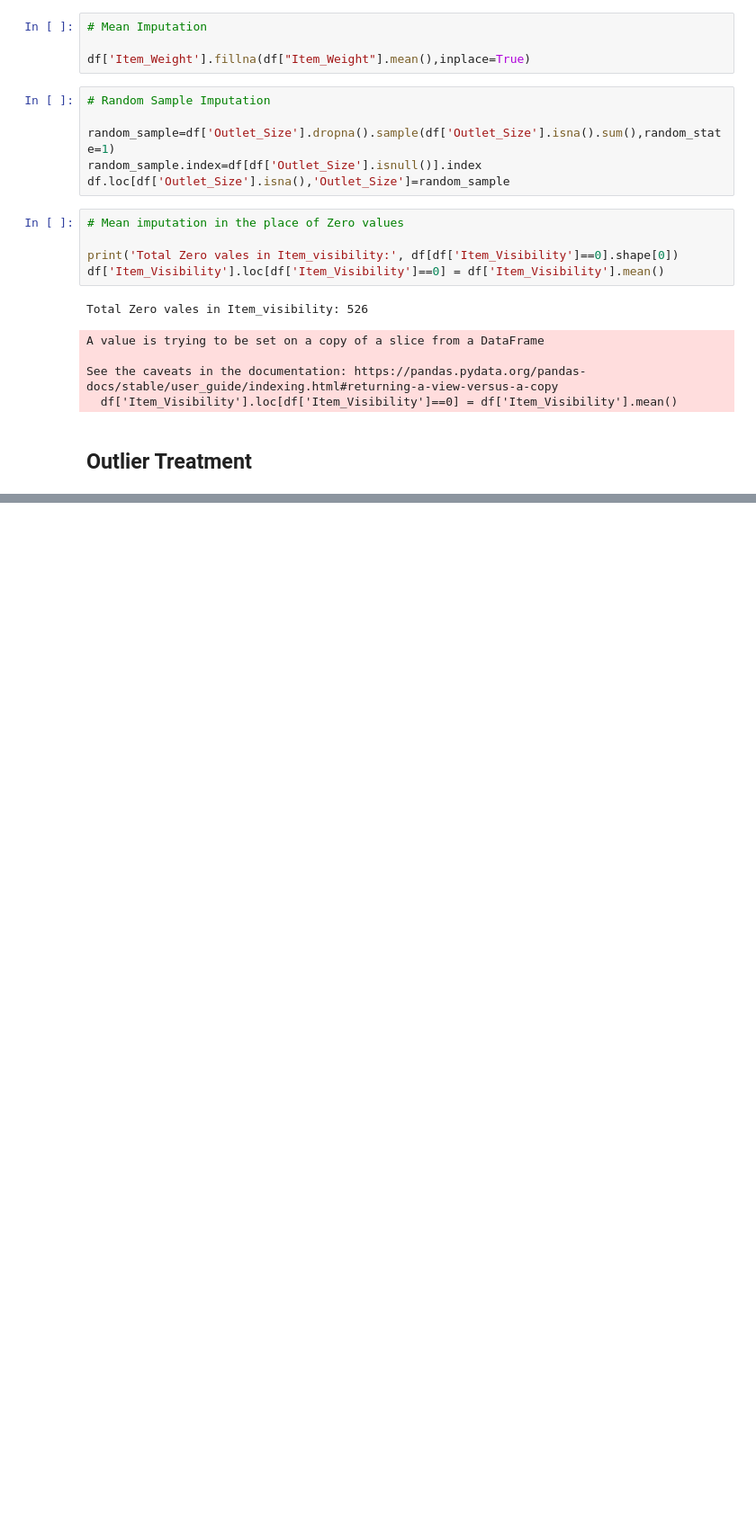
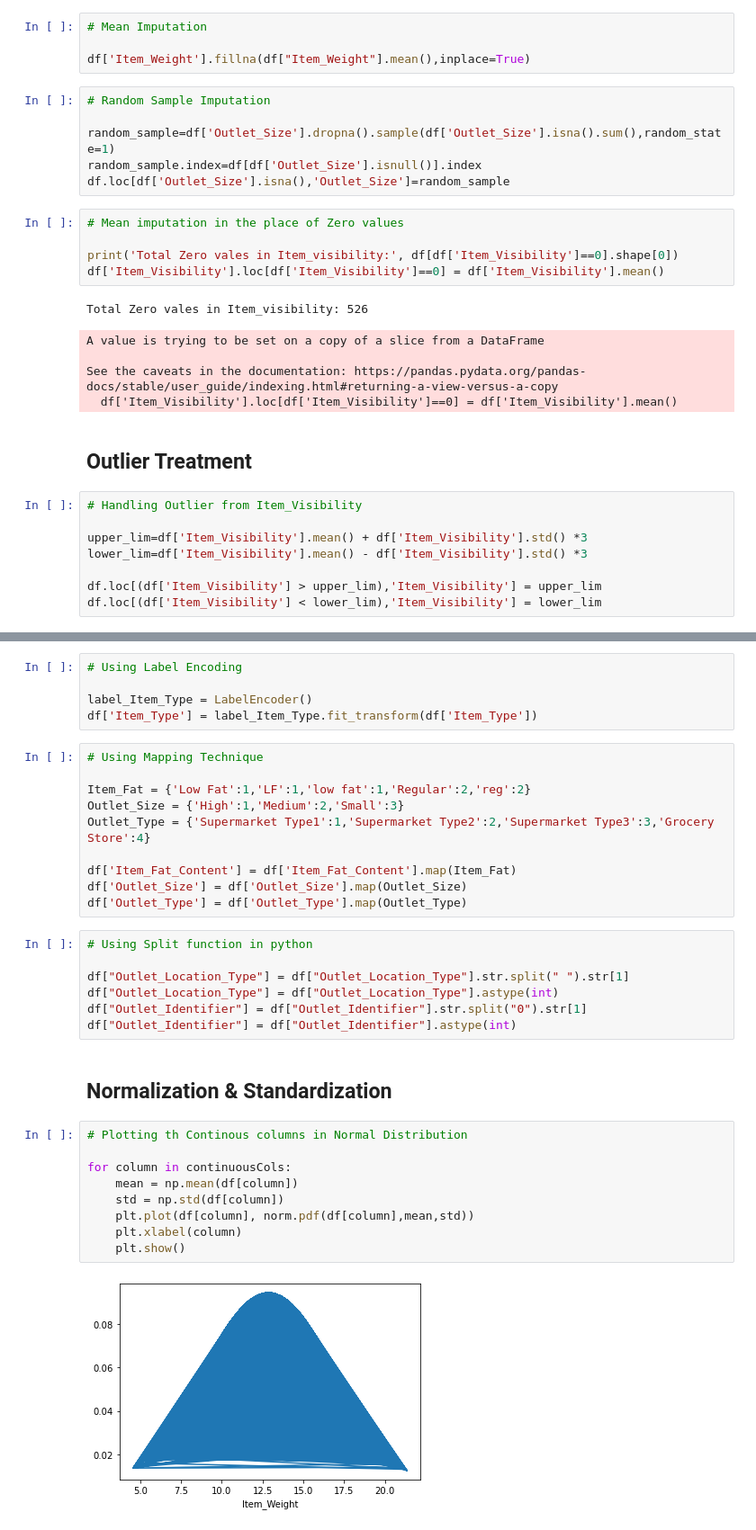
Before and after one commit to Amalvs007/Machine_Learning_Modules, a Jupyter notebook: Assignments/Big_mart_Sales_Prediction/Big_Mart_Sales.ipynb, the cells around one changed output, grey strips where cells are left out. Shown: that part at 90% size. Saved outputs shown, nothing was run; the diff lists cells and outputs as text; blank space fills up the shorter version.

```diff
--- a/Assignments/Big_mart_Sales_Prediction/Big_Mart_Sales.ipynb
+++ b/Assignments/Big_mart_Sales_Prediction/Big_Mart_Sales.ipynb
@@ -177,3 +192,11 @@ See the caveats in the documentation: https://pandas.pydata.org/pandas-docs/stab
   df['Item_Visibility'].loc[df['Item_Visibility']==0] = df['Item_Visibility'].mean()
 # %% [markdown]
 ## Outlier Treatment
+# %%
+# Handling Outlier from Item_Visibility
+
+upper_lim=df['Item_Visibility'].mean() + df['Item_Visibility'].std() *3
+lower_lim=df['Item_Visibility'].mean() - df['Item_Visibility'].std() *3
+
+df.loc[(df['Item_Visibility'] > upper_lim),'Item_Visibility'] = upper_lim
+df.loc[(df['Item_Visibility'] < lower_lim),'Item_Visibility'] = lower_lim
@@ -179,0 +240,35 @@ See the caveats in the documentation: https://pandas.pydata.org/pandas-docs/stab
+# %%
+# Using Label Encoding
+
+label_Item_Type = LabelEncoder()
+df['Item_Type'] = label_Item_Type.fit_transform(df['Item_Type'])
+# %%
+# Using Mapping Technique
+
+Item_Fat = {'Low Fat':1,'LF':1,'low fat':1,'Regular':2,'reg':2}
+Outlet_Size = {'High':1,'Medium':2,'Small':3}
+Outlet_Type = {'Supermarket Type1':1,'Supermarket Type2':2,'Supermarket Type3':3,'Grocery Store':4}
+
+df['Item_Fat_Content'] = df['Item_Fat_Content'].map(Item_Fat)
+df['Outlet_Size'] = df['Outlet_Size'].map(Outlet_Size)
+df['Outlet_Type'] = df['Outlet_Type'].map(Outlet_Type)
+# %%
+# Using Split function in python
+
+df["Outlet_Location_Type"] = df["Outlet_Location_Type"].str.split(" ").str[1]
+df["Outlet_Location_Type"] = df["Outlet_Location_Type"].astype(int)
+df["Outlet_Identifier"] = df["Outlet_Identifier"].str.split("0").str[1]
+df["Outlet_Identifier"] = df["Outlet_Identifier"].astype(int)
+# %% [markdown]
+## Normalization & Standardization
+# %%
+# Plotting th Continous columns in Normal Distribution
+
+for column in continuousCols:
+    mean = np.mean(df[column])
+    std = np.std(df[column])
+    plt.plot(df[column], norm.pdf(df[column],mean,std))
+    plt.xlabel(column)
+    plt.show()
+# %% [output]
+[figure, added]
```
Also changed, not shown: parts of 19 cells of this notebook.
